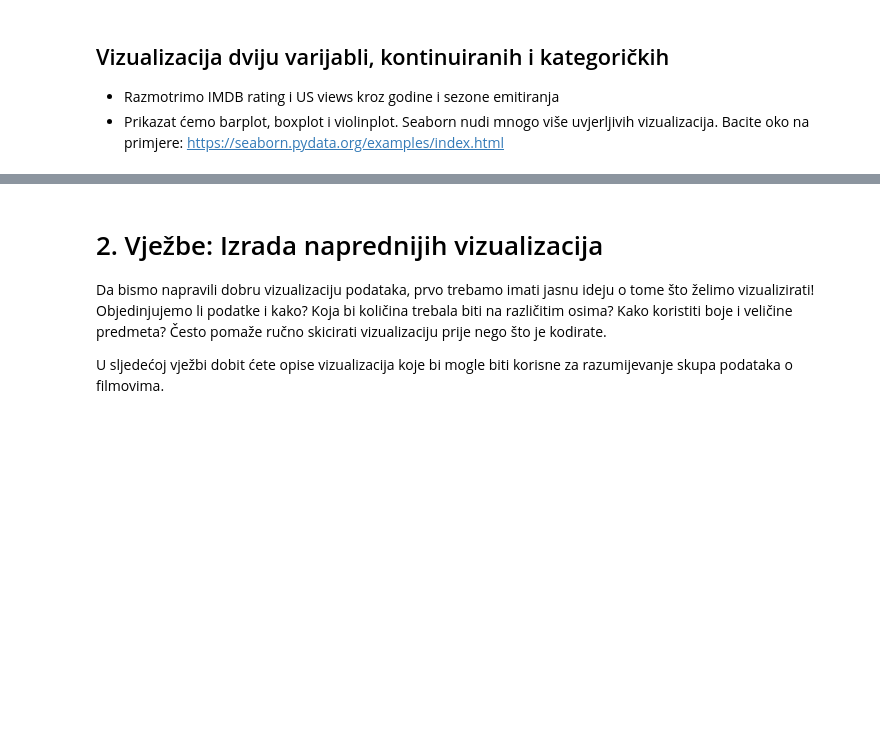
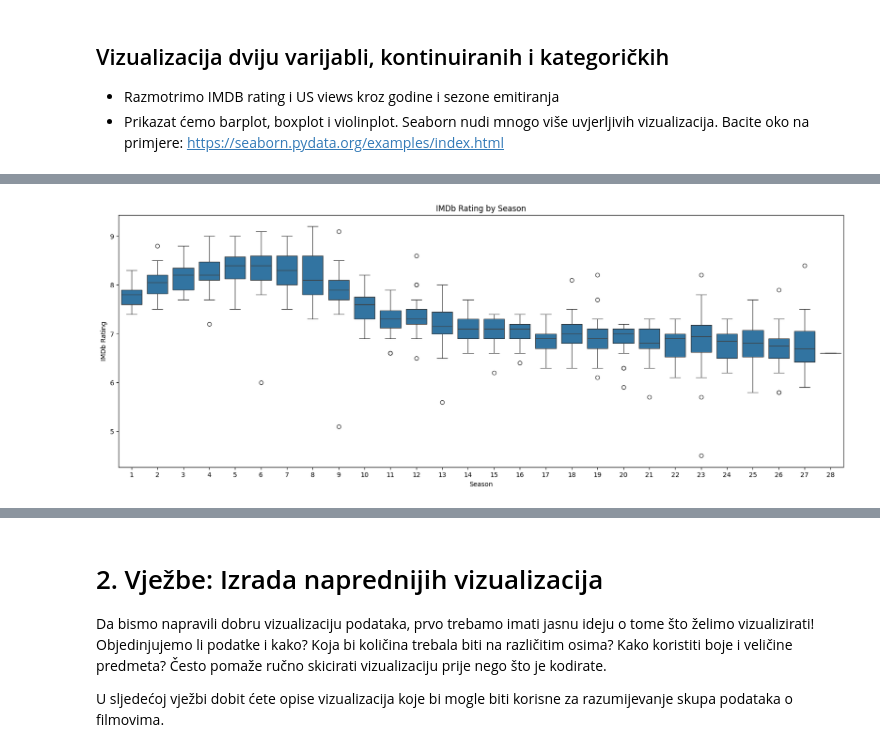
Before and after one commit to zobo24/Data_science_labs, a Jupyter notebook: lab_5/lab5.ipynb, the cells around one changed output, grey strips where cells are left out. Drawn from its saved outputs; the diff is of its cells as text; code cells hidden in the pictures; blank space fills up the shorter version.

```diff
--- a/lab_5/lab5.ipynb
+++ b/lab_5/lab5.ipynb
@@ -80,0 +144,11 @@ plt.figure(figsize=(20, 7))
+# %%
+# boxplot
+# Boxplot IMDb ocjena po sezonama
+plt.figure(figsize=(20, 7))
+sns.boxplot(x='season', y='imdb_rating', data=episodes)
+plt.title('IMDb Rating by Season')
+plt.xlabel('Season')
+plt.ylabel('IMDb Rating')
+plt.show()
+# %% [output]
+[figure, added]
```
Also changed, not shown: parts of 12 cells of this notebook.
